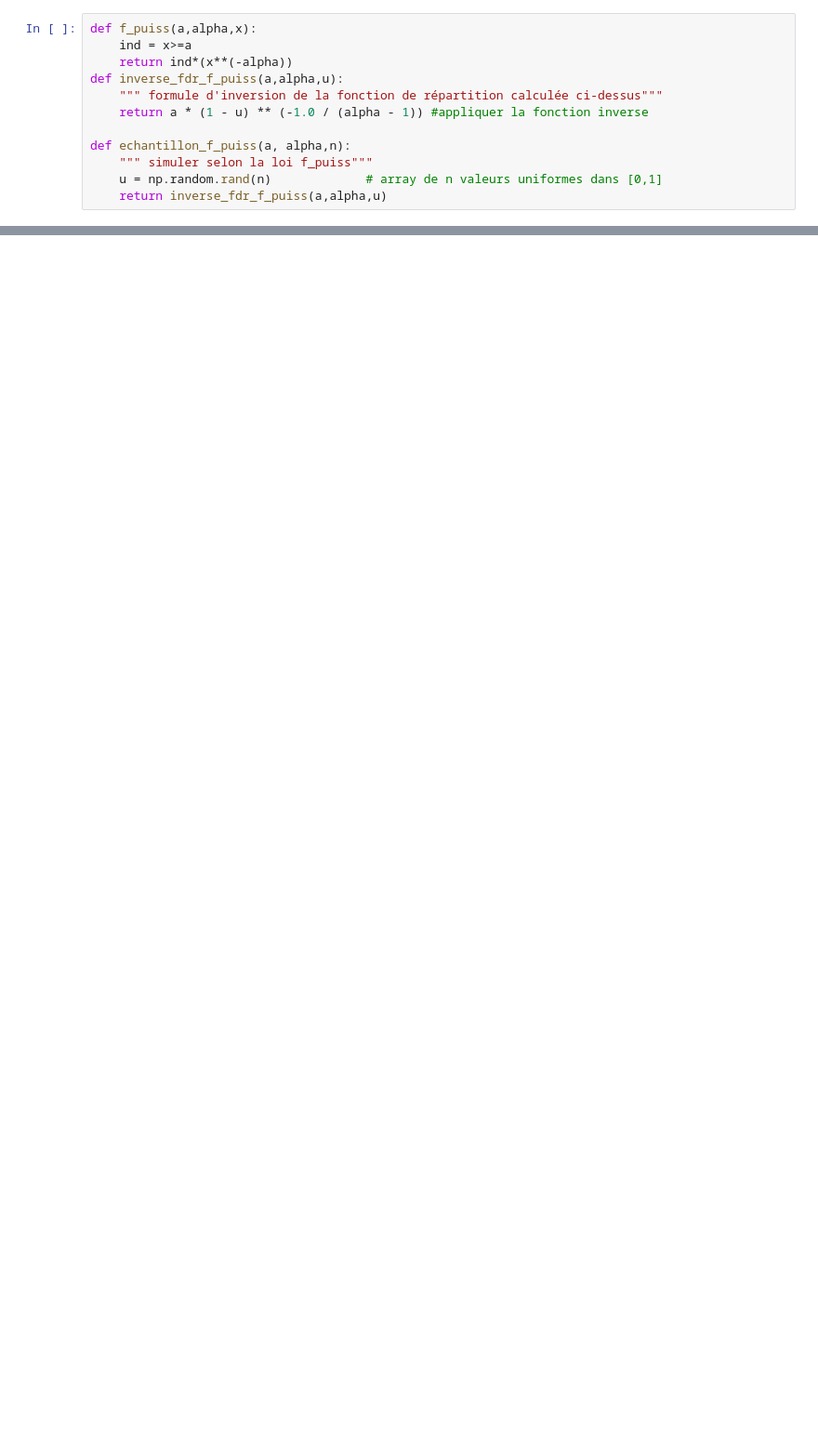
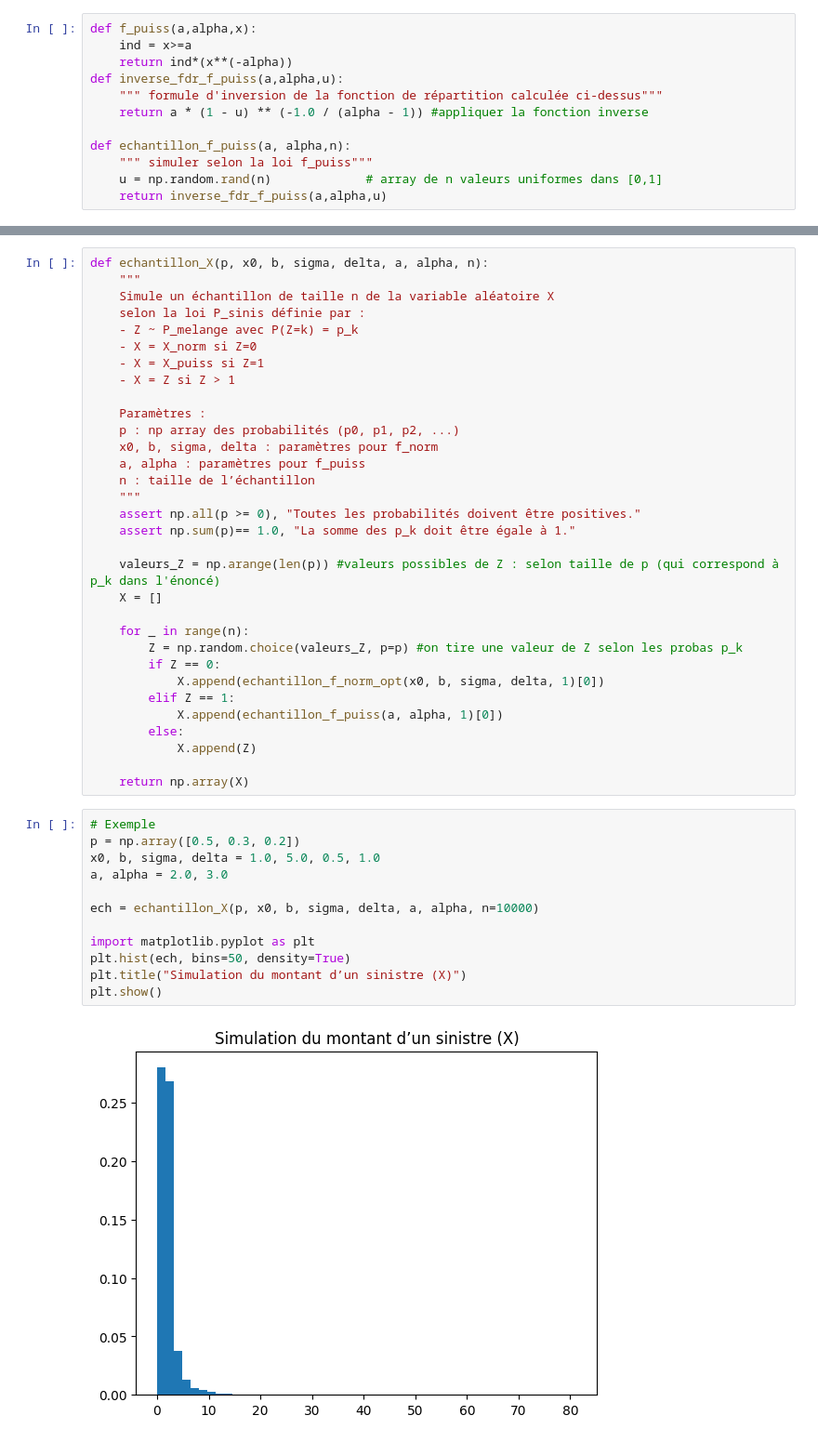
Before and after one commit to LaboiteNoire/techniques-de-simulations-, a Jupyter notebook: Projet final.ipynb, the cells around one changed output, grey strips where cells are left out. Shown at 93% size. Saved outputs shown, nothing was run; the diff lists cells and outputs as text; blank space fills up the shorter version.

```diff
--- a/Projet final.ipynb
+++ b/Projet final.ipynb
@@ -139,0 +142,46 @@ plt.show()
+# %%
+def echantillon_X(p, x0, b, sigma, delta, a, alpha, n):
+    """
+    Simule un échantillon de taille n de la variable aléatoire X
+    selon la loi P_sinis définie par :
+    - Z ~ P_melange avec P(Z=k) = p_k
+    - X = X_norm si Z=0
+    - X = X_puiss si Z=1
+    - X = Z si Z > 1
+
+    Paramètres :
+    p : np array des probabilités (p0, p1, p2, ...)
+    x0, b, sigma, delta : paramètres pour f_norm
+    a, alpha : paramètres pour f_puiss
+    n : taille de l’échantillon
+    """
+    assert np.all(p >= 0), "Toutes les probabilités doivent être positives."
+    assert np.sum(p)== 1.0, "La somme des p_k doit être égale à 1."
+
+    valeurs_Z = np.arange(len(p)) #valeurs possibles de Z : selon taille de p (qui correspond à p_k dans l'énoncé)
+    X = []
+
+    for _ in range(n):
+        Z = np.random.choice(valeurs_Z, p=p) #on tire une valeur de Z selon les probas p_k
+        if Z == 0:
+            X.append(echantillon_f_norm_opt(x0, b, sigma, delta, 1)[0])
+        elif Z == 1:
+            X.append(echantillon_f_puiss(a, alpha, 1)[0])
+        else:
+            X.append(Z)
+
+    return np.array(X)
+# %%
+# Exemple
+p = np.array([0.5, 0.3, 0.2])
+x0, b, sigma, delta = 1.0, 5.0, 0.5, 1.0
+a, alpha = 2.0, 3.0
+
+ech = echantillon_X(p, x0, b, sigma, delta, a, alpha, n=10000)
+
+import matplotlib.pyplot as plt
+plt.hist(ech, bins=50, density=True)
+plt.title("Simulation du montant d’un sinistre (X)")
+plt.show()
+# %% [output]
+[figure, added]
```
Also changed, not shown: parts of 16 cells of this notebook.
